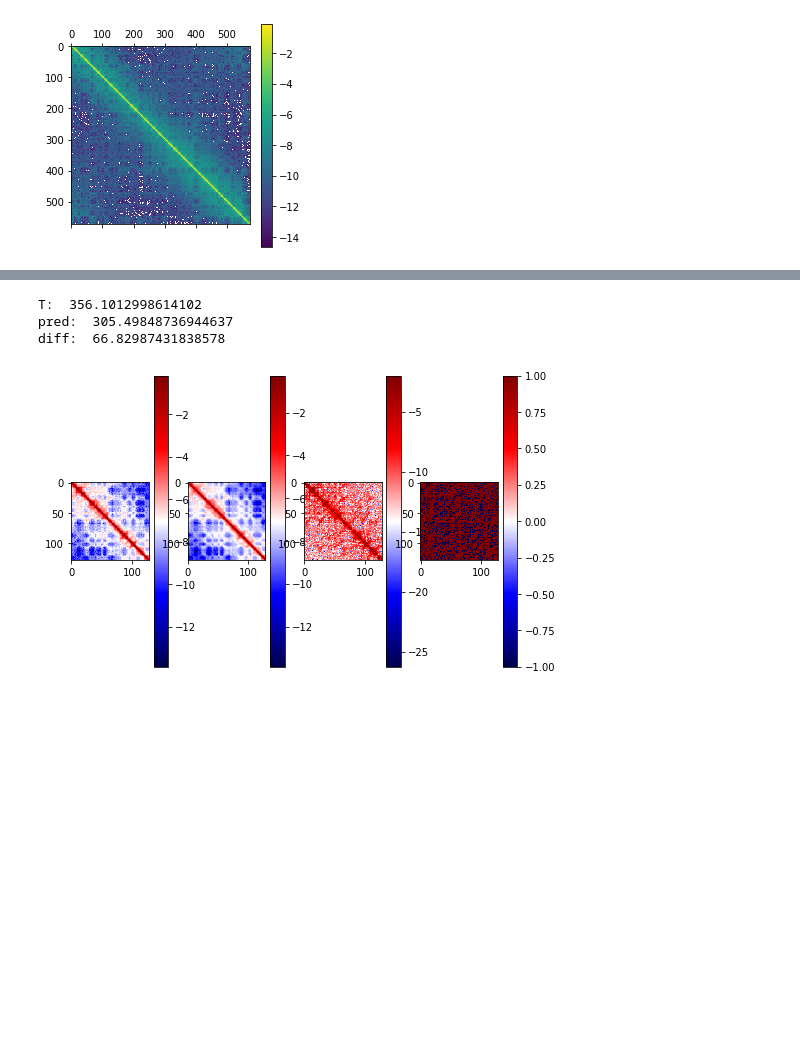
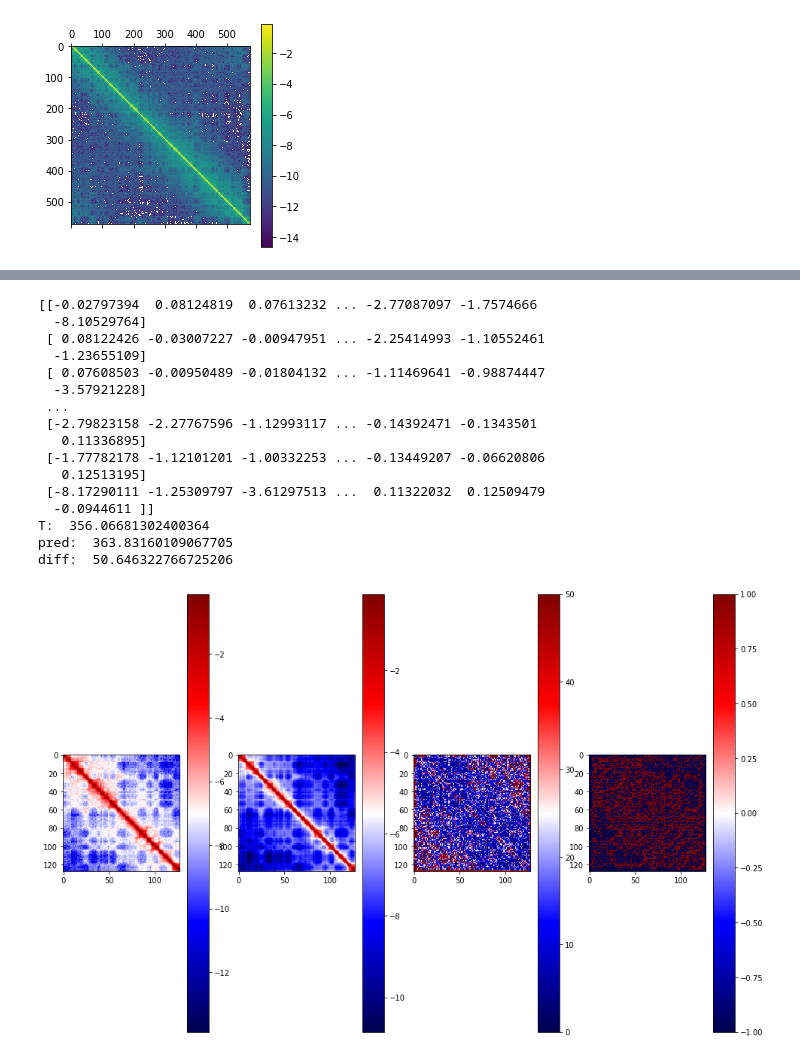
Before and after one commit to lhanappa/refine_resolution, a Jupyter notebook: test_iced_GCN.ipynb, the cells around one changed output, grey strips where cells are left out. Cells and saved outputs as stored; diff of their text form; code cells hidden in the pictures; blank space fills up the shorter version.

```diff
--- a/test_iced_GCN.ipynb
+++ b/test_iced_GCN.ipynb
@@ -88,7 +93,7 @@ class GraphConvLayer(tf.keras.layers.Layer):
 
         return AXW
 # %%
-def make_discriminator_model():
+'''def make_discriminator_model():
     InA = tf.keras.layers.Input(shape=(128, 128), name='InA', dtype=tf.float64)
     InX = tf.keras.layers.Input(shape=(128, 255, 1), name='InX', dtype=tf.float64)
     Trans0 = tf.keras.layers.Conv2D(12, [1,1], use_bias=False, kernel_initializer=tf.keras.initializers.RandomUniform(minval=0, maxval=1.0), kernel_constraint=tf.keras.constraints.NonNeg(), name='Trans0')(InX)
@@ -99,6 +104,8 @@ def make_discriminator_model():
     Relu2 = tf.keras.layers.ReLU(name='relu2')(GCL2)
     Trans2 = tf.keras.layers.Conv2D(12, [1,1], use_bias=False, kernel_initializer=tf.keras.initializers.RandomUniform(minval=0, maxval=1.0), kernel_constraint=tf.keras.constraints.NonNeg(), name='Trans2')(Relu2)
     Flat = tf.keras.layers.Flatten()(Trans2)
-    Out = tf.keras.layers.Dense(1, activation='relu', use_bias=False)(Flat)
+    Normal_channel = tf.keras.layers.LayerNormalization(axis=-1 , center=True , scale=True, name='NormalC')(Flat)
+    BinaryProbability = tf.keras.layers.Dense(2, activation='relu', use_bias=False)(Normal_channel)
+    Out = tf.keras.layers.LayerNormalization(axis=-1 , center=True , scale=True, name='NormalOut')(BinaryProbability)
     model = tf.keras.models.Model(inputs=[InA, InX], outputs=[Out])
-    return model
+    return model'''
@@ -156,29 +176,12 @@ class Normal(tf.keras.layers.Layer):
 def make_generator_model():
     In = tf.keras.layers.Input(shape=(128, 128, 1), name='In', dtype=tf.float64)
 
-    Dec1 = tf.keras.layers.Conv2D(256, [1, 128], strides=1, padding='valid', data_format="channels_last", activation='relu', use_bias=False, kernel_constraint=tf.keras.constraints.NonNeg(),kernel_initializer=tf.keras.initializers.RandomNormal(mean=0.01, stddev=0.1),  name='Dec1')(In)
-    Drop1 = tf.keras.layers.Dropout(0.5)(Dec1)
-    Rec1 = Rank1Reconstruct(256, name='Rec1')(Dec1)
+    Dec1 = tf.keras.layers.Conv2D(64, [1, 128], strides=1, padding='valid', data_format="channels_last", activation='relu', use_bias=False, kernel_constraint=tf.keras.constraints.NonNeg(),kernel_initializer=tf.keras.initializers.RandomNormal(mean=0.01, stddev=0.1),  name='Dec1')(In)
+
+    #Drop1 = tf.keras.layers.Dropout(0.5)(Dec1)
+    Rec1 = Rank1Reconstruct(64, name='Rec1')(Dec1)
     Sum1 = tf.keras.layers.Conv2D(1, [1,1], use_bias=False, kernel_initializer=tf.keras.initializers.RandomUniform(minval=0, maxval=10.0), kernel_constraint=tf.keras.constraints.NonNeg(), name='Sum1')(Rec1)
 
-    '''Residual2 = tf.keras.layers.Subtract(name='Sub2')([In, Sum1])
-    ReLU2 = tf.keras.layers.ReLU(name='relu2')(Residual2)
-
-    Dec2 = tf.keras.layers.Conv2D(64, [128, 1], strides=1, padding='valid', data_format="channels_last", activation='relu', use_bias=False, kernel_constraint=tf.keras.constraints.NonNeg(),kernel_initializer=tf.keras.initializers.RandomNormal(mean=0.01, stddev=0.1),  name='Dec2')(ReLU2)
-    Drop2 = tf.keras.layers.Dropout(0.5)(Dec2)
-    Rec2 = Rank1Reconstruct(64, name='Rec2')(Drop2)
-    Sum2= tf.keras.layers.Conv2D(1, [1,1], use_bias=False, kernel_initializer=tf.keras.initializers.RandomUniform(minval=0, maxval=1.0, seed=None), kernel_constraint=tf.keras.constraints.NonNeg(), name='Sum2')(Rec2)
-
-    Residual3 = tf.keras.layers.Subtract(name='Sub3')([ReLU2, Sum2])
-    ReLU3 = tf.keras.layers.ReLU(name='relu3')(Residual3)
-
-    Dec3 = tf.keras.layers.Conv2D(32, [128, 1], strides=1, padding='valid', data_format="channels_last", activation='relu', use_bias=False, kernel_constraint=tf.keras.constraints.NonNeg(),kernel_initializer=tf.keras.initializers.RandomNormal(mean=0.01, stddev=0.1),  name='Dec3')(ReLU3)
-    Drop3 = tf.keras.layers.Dropout(0.5)(Dec3)
-    Rec3 = Rank1Reconstruct(32, name='Rec3')(Drop3)
-    Sum3= tf.keras.layers.Conv2D(1, [1,1], use_bias=False, kernel_initializer=tf.keras.initializers.RandomUniform(minval=0, maxval=1.0, seed=None), kernel_constraint=tf.keras.constraints.NonNeg(), name='Sum3')(Rec3)'''
-
-    #comb = tf.keras.layers.Add(name='Combine')([Sum1, Sum2, Sum3])
-    #dw = DiagonalWeight(128, name='DW')(comb)
     out = Normal(128, name='Out')(Sum1)
 
     model = tf.keras.models.Model(inputs=[In],outputs=[out])
@@ -364,39 +370,55 @@ Time for epoch 800 is 6.699608087539673 sec.
 # %%
 import iced
 import copy
 test_input = np.ones(shape=[1,128,128,1])
-test_input[0,:,:,0] = copy.copy(hic_lr[0,:,:])
+test_input[0,:,:,0] = copy.copy(hic_lr[1,:,:])
 predictions = tf.squeeze(Gen(test_input, training=False))
 hic_pred = predictions.numpy()
 #hic_pred = normalization.SCN_normalization(hic_pred)
-plt.figure(figsize=(8,24))
+plt.figure(figsize=(16,24))
 plt.subplot(1,4,1)
 T = np.squeeze(test_input[0,:,:])
-pct = np.percentile(T, 99.9)
+pct = np.percentile(T, 100)
 T[T>pct] = pct
 plt.imshow(np.log2(T), cmap='seismic')
 plt.colorbar()
 plt.subplot(1,4,2)
 plt.imshow(np.log2(hic_pred), cmap='seismic')
 plt.colorbar()
 plt.subplot(1,4,3)
 diff = (T - hic_pred)
-plt.imshow(np.log2(np.abs(diff)), cmap='seismic')
+Diffpercent = np.divide(diff, T, out=np.zeros_like(T), where=T!=0)
+plt.imshow(np.abs(Diffpercent*100), cmap='seismic')
+plt.clim(0,50)
+print(Diffpercent)
 plt.colorbar()
 plt.subplot(1,4,4)
 diff[diff>0] = 1
 diff[diff<0] = -1
 plt.imshow((diff), cmap='seismic')
 plt.colorbar()
 
 print('T: ', np.sum(T))
 print('pred: ', np.sum(hic_pred))
 print('diff: ', np.sum(np.abs(T-hic_pred)))
 # %% [output]
-T:  356.1012998614102
-pred:  305.49848736944637
-diff:  66.82987431838578
+[[-0.02797394  0.08124819  0.07613232 ... -2.77087097 -1.7574666
+  -8.10529764]
+ [ 0.08122426 -0.03007227 -0.00947951 ... -2.25414993 -1.10552461
+  -1.23655109]
+ [ 0.07608503 -0.00950489 -0.01804132 ... -1.11469641 -0.98874447
+  -3.57921228]
+ ...
+ [-2.79823158 -2.27767596 -1.12993117 ... -0.14392471 -0.1343501
+   0.11336895]
+ [-1.77782178 -1.12101201 -1.00332253 ... -0.13449207 -0.06620806
+   0.12513195]
+ [-8.17290111 -1.25309797 -3.61297513 ...  0.11322032  0.12509479
+  -0.0944611 ]]
+T:  356.06681302400364
+pred:  363.83160109067705
+diff:  50.646322766725206
-[figure, old version]
+[figure, new version]
 # %%
 from skimage import data, img_as_float
 from skimage.metrics import structural_similarity as ssim
```
Also changed, not shown: parts of 17 cells of this notebook, 9 other files.
